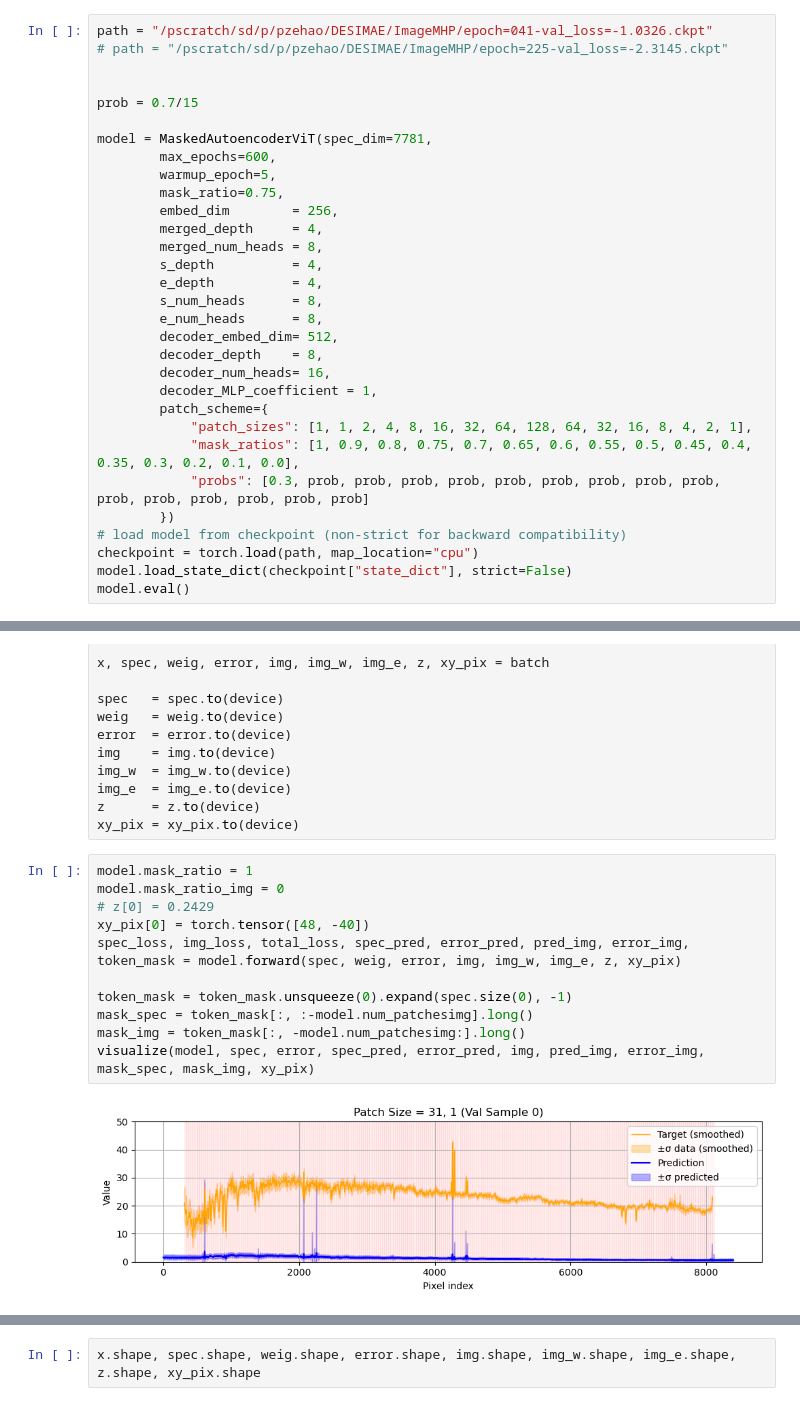
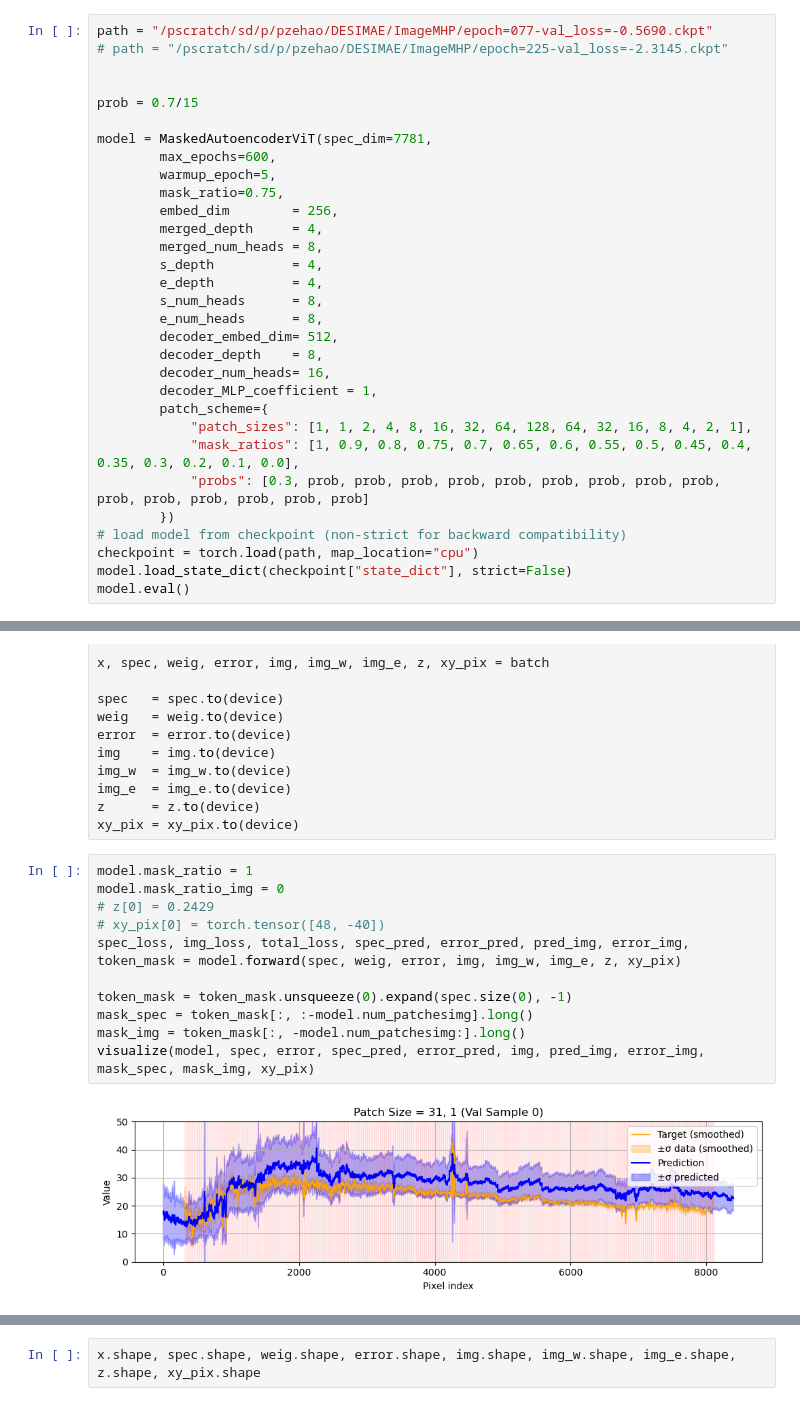
Before and after one commit to harrypenguin/MultiModal, a Jupyter notebook: notebooks/manga_tests.ipynb, the cells around one changed output, grey strips where cells are left out. Cells and saved outputs as stored; diff of their text form.

```diff
--- a/notebooks/manga_tests.ipynb
+++ b/notebooks/manga_tests.ipynb
@@ -205,7 +205,7 @@ class PairExtractor:
         y = height / 2 - dy
         return float(x), float(y)
 # %%
-path = "/pscratch/sd/p/pzehao/DESIMAE/ImageMHP/epoch=041-val_loss=-1.0326.ckpt"
+path = "/pscratch/sd/p/pzehao/DESIMAE/ImageMHP/epoch=077-val_loss=-0.5690.ckpt"
 # path = "/pscratch/sd/p/pzehao/DESIMAE/ImageMHP/epoch=225-val_loss=-2.3145.ckpt"
 
 
@@ -438,13 +438,13 @@ xy_pix = xy_pix.to(device)
 # %%
 model.mask_ratio = 1
 model.mask_ratio_img = 0
 # z[0] = 0.2429
-xy_pix[0] = torch.tensor([48, -40])
+# xy_pix[0] = torch.tensor([48, -40])
 spec_loss, img_loss, total_loss, spec_pred, error_pred, pred_img, error_img, token_mask = model.forward(spec, weig, error, img, img_w, img_e, z, xy_pix)
 
 token_mask = token_mask.unsqueeze(0).expand(spec.size(0), -1)
 mask_spec = token_mask[:, :-model.num_patchesimg].long()
 mask_img = token_mask[:, -model.num_patchesimg:].long()
 visualize(model, spec, error, spec_pred, error_pred, img, pred_img, error_img, mask_spec, mask_img, xy_pix)
 # %% [output]
-[figure, old version]
+[figure, new version]
```
Also changed, not shown: parts of 1 cell of this notebook, 5 other files.
